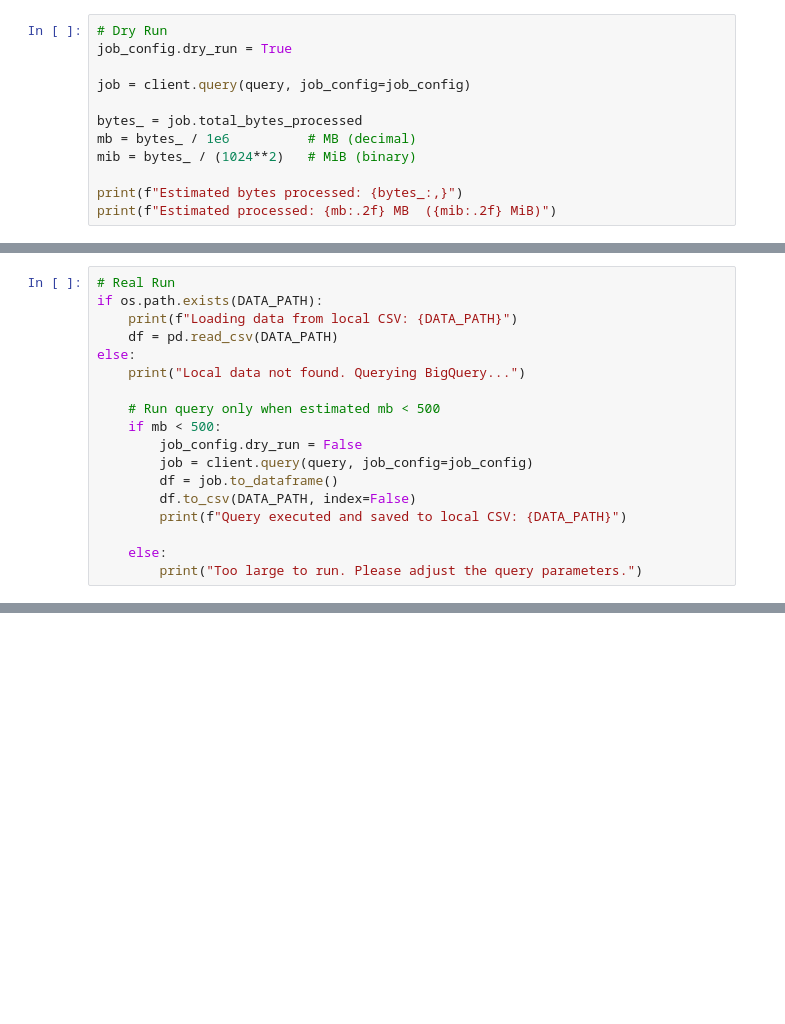
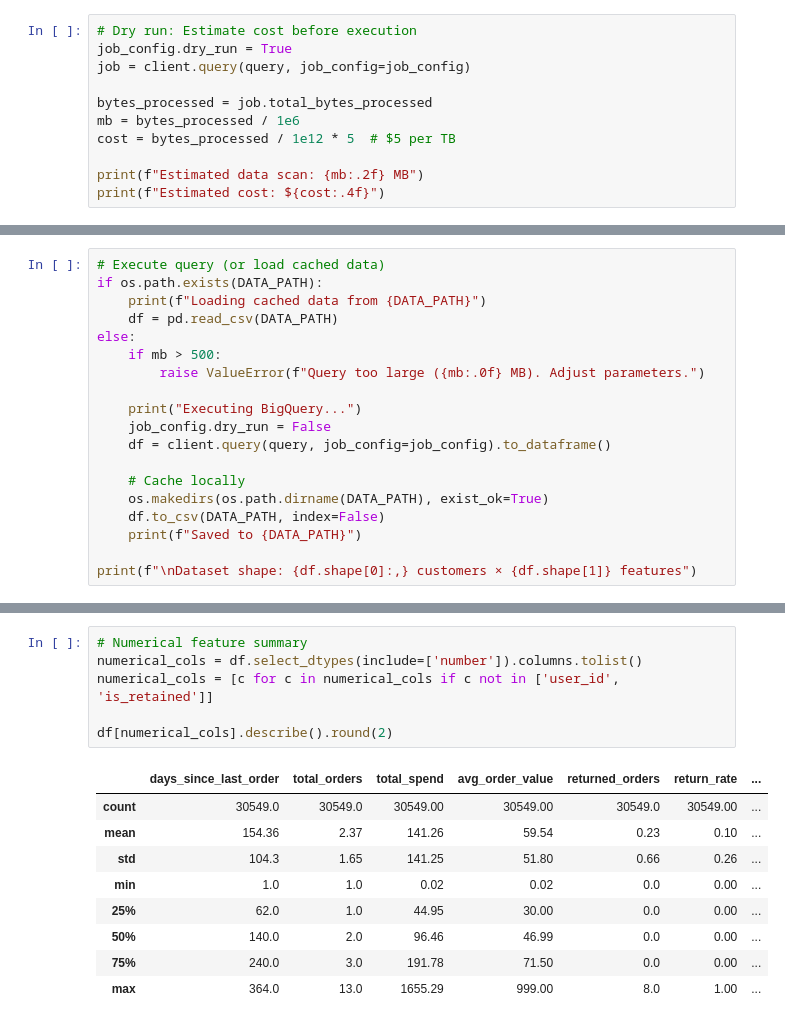
Before and after one commit to dsyhub/customer-lifetime-value-prediction, a Jupyter notebook: notebooks/01_data_extraction.ipynb, the cells around one changed output, grey strips where cells are left out. Drawn from its saved outputs; the diff is of its cells as text; blank space fills up the shorter version.

```diff
--- a/notebooks/01_data_extraction.ipynb
+++ b/notebooks/01_data_extraction.ipynb
@@ -23,15 +116,14 @@ job_config = bigquery.QueryJobConfig(
     ],
 )
 # %%
-# Dry Run
+# Dry run: Estimate cost before execution
 job_config.dry_run = True
-
 job = client.query(query, job_config=job_config)
 
-bytes_ = job.total_bytes_processed
-mb = bytes_ / 1e6          # MB (decimal)
-mib = bytes_ / (1024**2)   # MiB (binary)
+bytes_processed = job.total_bytes_processed
+mb = bytes_processed / 1e6
+cost = bytes_processed / 1e12 * 5  # $5 per TB
 
-print(f"Estimated bytes processed: {bytes_:,}")
-print(f"Estimated processed: {mb:.2f} MB  ({mib:.2f} MiB)")
+print(f"Estimated data scan: {mb:.2f} MB")
+print(f"Estimated cost: ${cost:.4f}")
 # %% [output]
@@ -40,19 +132,20 @@ Estimated processed: 9.66 MB  (9.21 MiB)
 # %%
-# Real Run
+# Execute query (or load cached data)
 if os.path.exists(DATA_PATH):
-    print(f"Loading data from local CSV: {DATA_PATH}")
+    print(f"Loading cached data from {DATA_PATH}")
     df = pd.read_csv(DATA_PATH)
 else:
-    print("Local data not found. Querying BigQuery...")
+    if mb > 500:
+        raise ValueError(f"Query too large ({mb:.0f} MB). Adjust parameters.")
 
-    # Run query only when estimated mb < 500
-    if mb < 500:
-        job_config.dry_run = False
-        job = client.query(query, job_config=job_config)
-        df = job.to_dataframe()
-        df.to_csv(DATA_PATH, index=False)
-        print(f"Query executed and saved to local CSV: {DATA_PATH}")
+    print("Executing BigQuery...")
+    job_config.dry_run = False
+    df = client.query(query, job_config=job_config).to_dataframe()
 
-    else:
-        print("Too large to run. Please adjust the query parameters.")
+    # Cache locally
+    os.makedirs(os.path.dirname(DATA_PATH), exist_ok=True)
+    df.to_csv(DATA_PATH, index=False)
+    print(f"Saved to {DATA_PATH}")
+
+print(f"\nDataset shape: {df.shape[0]:,} customers × {df.shape[1]} features")
 # %% [output]
@@ -60,0 +202,16 @@ Query executed and saved to local CSV: ../data/raw/churn_data.csv
+# %%
+# Numerical feature summary
+numerical_cols = df.select_dtypes(include=['number']).columns.tolist()
+numerical_cols = [c for c in numerical_cols if c not in ['user_id', 'is_retained']]
+
+df[numerical_cols].describe().round(2)
+# %% [output]
+|  | days_since_last_order | total_orders | total_spend | avg_order_value | returned_orders | return_rate | ... |
+| count | 30549.0 | 30549.0 | 30549.00 | 30549.00 | 30549.0 | 30549.00 | ... |
+| mean | 154.36 | 2.37 | 141.26 | 59.54 | 0.23 | 0.10 | ... |
+| std | 104.3 | 1.65 | 141.25 | 51.80 | 0.66 | 0.26 | ... |
+| min | 1.0 | 1.0 | 0.02 | 0.02 | 0.0 | 0.00 | ... |
+| 25% | 62.0 | 1.0 | 44.95 | 30.00 | 0.0 | 0.00 | ... |
+| 50% | 140.0 | 2.0 | 96.46 | 46.99 | 0.0 | 0.00 | ... |
+| 75% | 240.0 | 3.0 | 191.78 | 71.50 | 0.0 | 0.00 | ... |
+| max | 364.0 | 13.0 | 1655.29 | 999.00 | 8.0 | 1.00 | ... |
```
Also changed, not shown: parts of 18 cells of this notebook, 12 other files.
